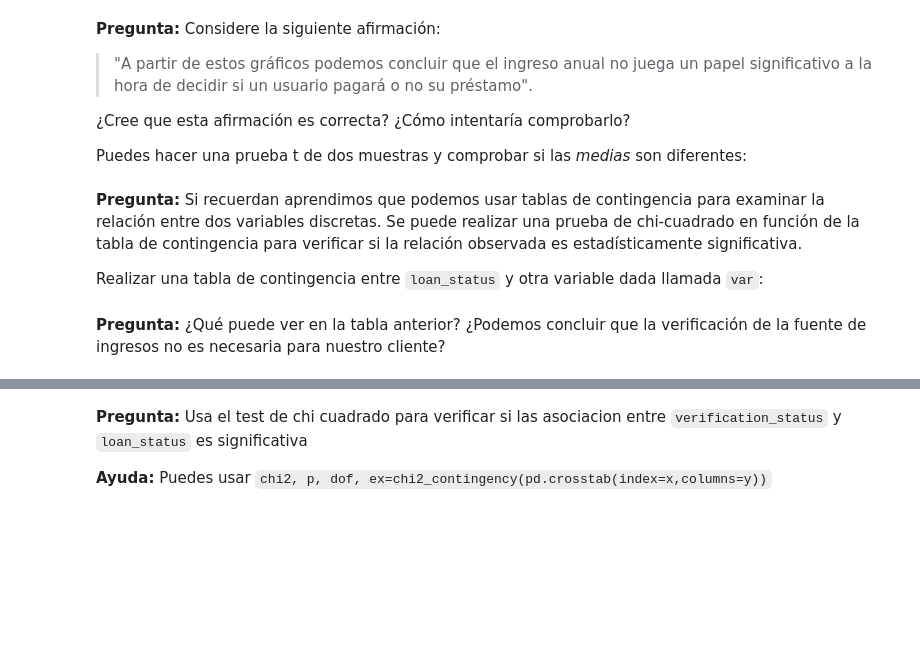
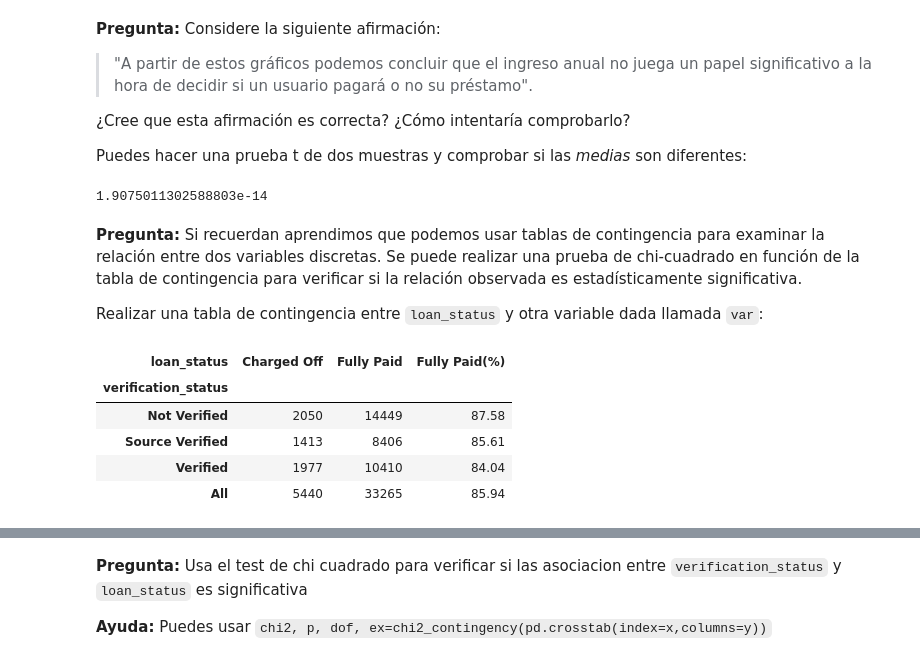
Before and after one commit to dfbustosus/Bootcamp-DS-2024-I, a Jupyter notebook: Clase 19/Ejemplo aplicado.ipynb, the cells around one changed output, grey strips where cells are left out. Cells and saved outputs as stored; diff of their text form; code cells hidden in the pictures; blank space fills up the shorter version.

```diff
--- a/Clase 19/Ejemplo aplicado.ipynb
+++ b/Clase 19/Ejemplo aplicado.ipynb
@@ -82,9 +86,28 @@ Considere la siguiente afirmación:
 ¿Cree que esta afirmación es correcta? ¿Cómo intentaría comprobarlo?
 
 Puedes hacer una prueba t de dos muestras y comprobar si las *medias* son diferentes:
+# %%
+a=df[df['loan_status']=="Charged Off"]['annual_inc']
+b=df[df['loan_status']=="Fully Paid"]['annual_inc']
+T,p=ttest_ind(a,b)
+p
+# %% [output]
+1.9075011302588803e-14
 # %% [markdown]
 **Pregunta:** Si recuerdan aprendimos que podemos usar tablas de contingencia para examinar la relación entre dos variables discretas. Se puede realizar una prueba de chi-cuadrado en función de la tabla de contingencia para verificar si la relación observada es estadísticamente significativa.
 
 Realizar una tabla de contingencia entre `loan_status` y otra variable dada llamada `var`:
-# %% [markdown]
-**Pregunta:** ¿Qué puede ver en la tabla anterior? ¿Podemos concluir que la verificación de la fuente de ingresos no es necesaria para nuestro cliente?
+# %%
+def get_ct(df, var):
+    ct_res = pd.crosstab(df[var], df['loan_status'], margins=True)
+    ct_res['Fully Paid(%)'] = round( ct_res['Fully Paid']/ct_res['All']*100, 2)
+    return ct_res.drop(columns='All')
+# %%
+get_ct(df, 'verification_status')
+# %% [output]
+| loan_status | Charged Off | Fully Paid | Fully Paid(%) |
+| verification_status |  |  |  |
+| Not Verified | 2050 | 14449 | 87.58 |
+| Source Verified | 1413 | 8406 | 85.61 |
+| Verified | 1977 | 10410 | 84.04 |
+| All | 5440 | 33265 | 85.94 |
```
Also changed, not shown: parts of 15 cells of this notebook.
